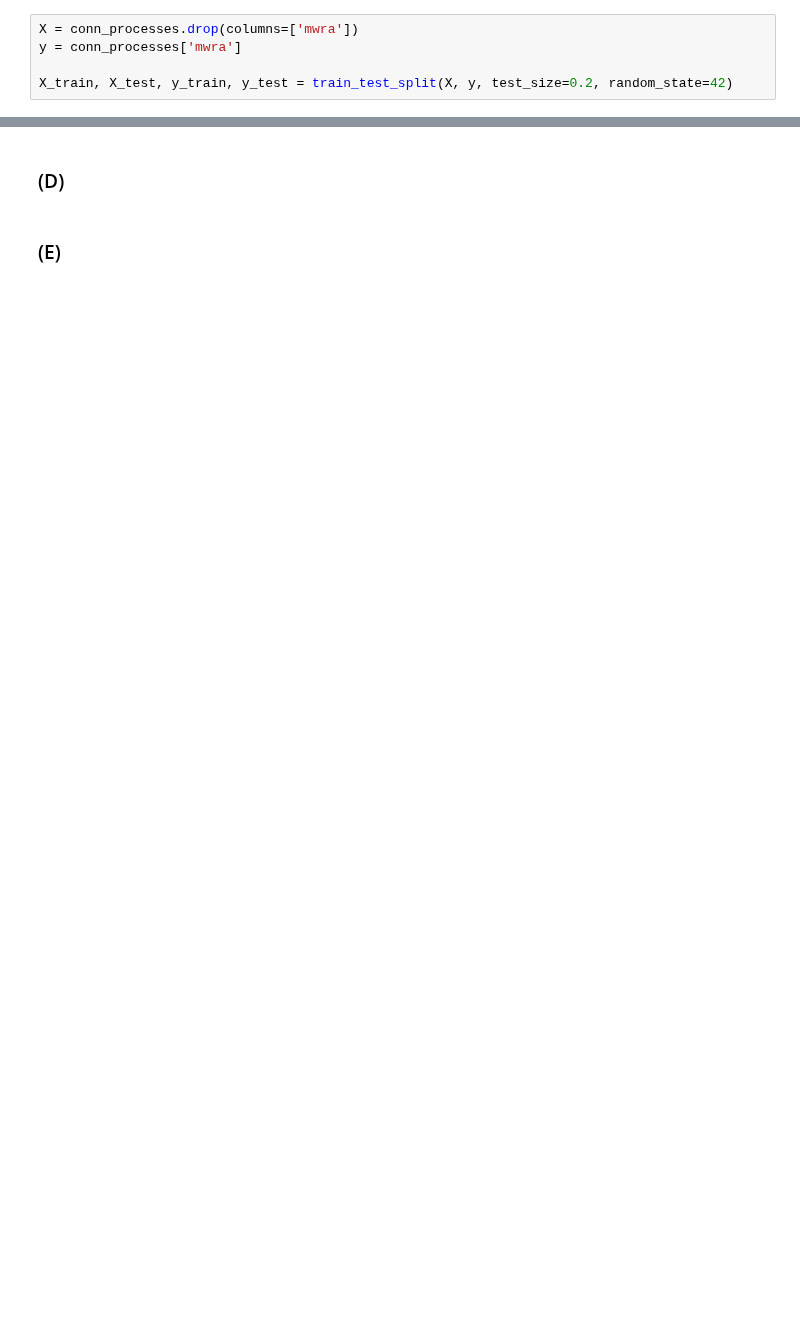
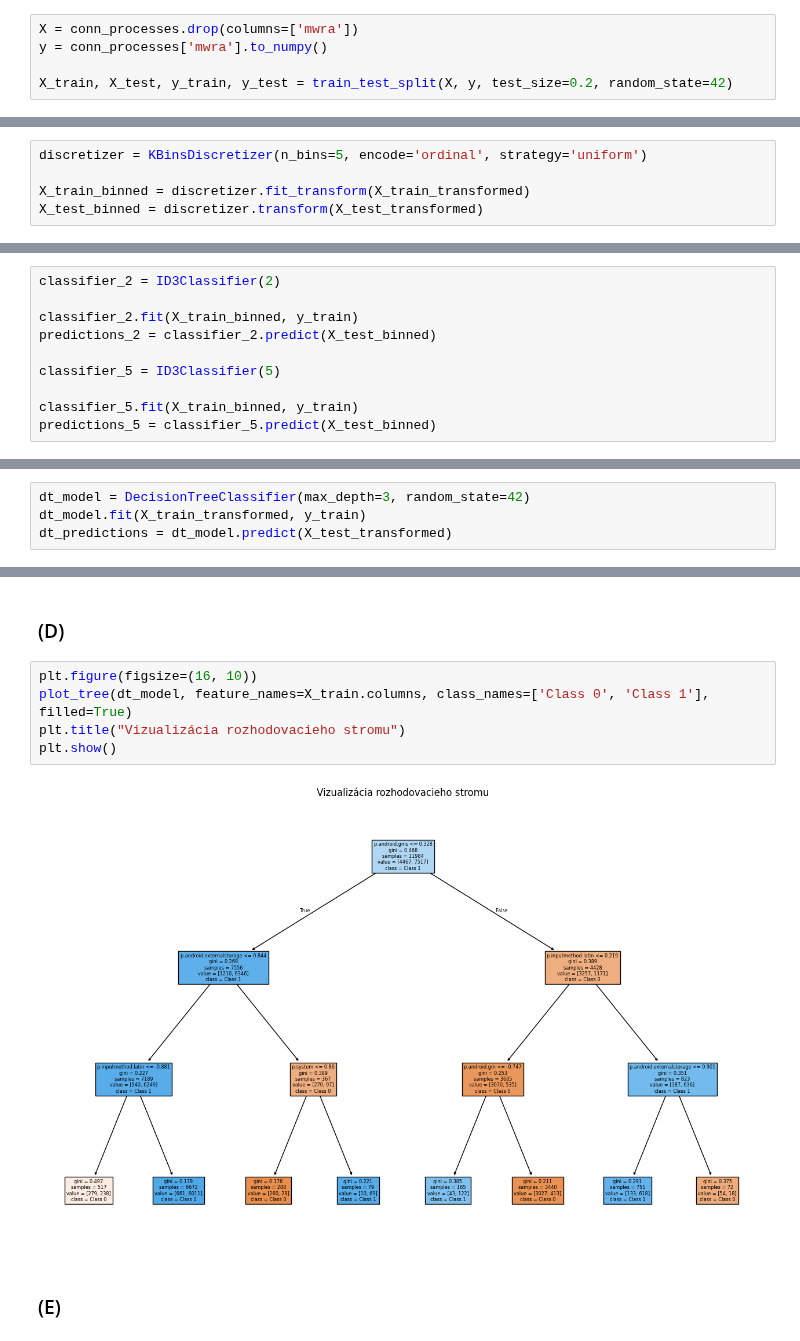
Before and after one commit to LeonRado1/IAU-zadanie, a Jupyter notebook: machine_learning.ipynb, the cells around one changed output, grey strips where cells are left out. Saved outputs shown, nothing was run; the diff lists cells and outputs as text; blank space fills up the shorter version.

```diff
--- a/machine_learning.ipynb
+++ b/machine_learning.ipynb
@@ -20,5 +26,5 @@ conn_processes.drop_duplicates(inplace=True)
 # %%
 X = conn_processes.drop(columns=['mwra'])
-y = conn_processes['mwra']
+y = conn_processes['mwra'].to_numpy()
 
 X_train, X_test, y_train, y_test = train_test_split(X, y, test_size=0.2, random_state=42)
@@ -83,0 +105,5 @@ X_test_transformed = pipeline.transform(X_test)
+# %%
+discretizer = KBinsDiscretizer(n_bins=5, encode='ordinal', strategy='uniform')
+
+X_train_binned = discretizer.fit_transform(X_train_transformed)
+X_test_binned = discretizer.transform(X_test_transformed)
@@ -84,2 +196,12 @@ X_test_transformed = pipeline.transform(X_test)
+# %%
+classifier_2 = ID3Classifier(2)
+
+classifier_2.fit(X_train_binned, y_train)
+predictions_2 = classifier_2.predict(X_test_binned)
+
+classifier_5 = ID3Classifier(5)
+
+classifier_5.fit(X_train_binned, y_train)
+predictions_5 = classifier_5.predict(X_test_binned)
 # %% [markdown]
 ### (B)
@@ -89,5 +253,9 @@ X_test_transformed = pipeline.transform(X_test)
 ### 3.2 Trénovanie a vyhodnotenie klasifikátorov strojového učenia
 # %% [markdown]
 ### (A)
+# %%
+dt_model = DecisionTreeClassifier(max_depth=3, random_state=42)
+dt_model.fit(X_train_transformed, y_train)
+dt_predictions = dt_model.predict(X_test_transformed)
 # %% [markdown]
 ### (B)
@@ -96,4 +313,11 @@ X_test_transformed = pipeline.transform(X_test)
 # %% [markdown]
 ### (D)
+# %%
+plt.figure(figsize=(16, 10))
+plot_tree(dt_model, feature_names=X_train.columns, class_names=['Class 0', 'Class 1'], filled=True)
+plt.title("Vizualizácia rozhodovacieho stromu")
+plt.show()
+# %% [output]
+[figure, added]
 # %% [markdown]
 ### (E)
```
Also changed, not shown: parts of 21 cells of this notebook, 1 other file.
